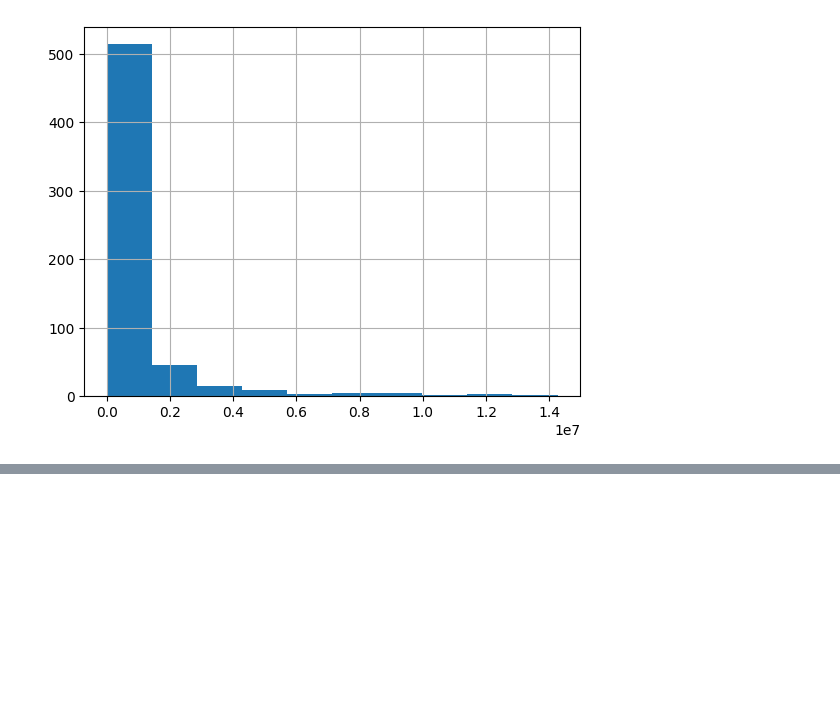
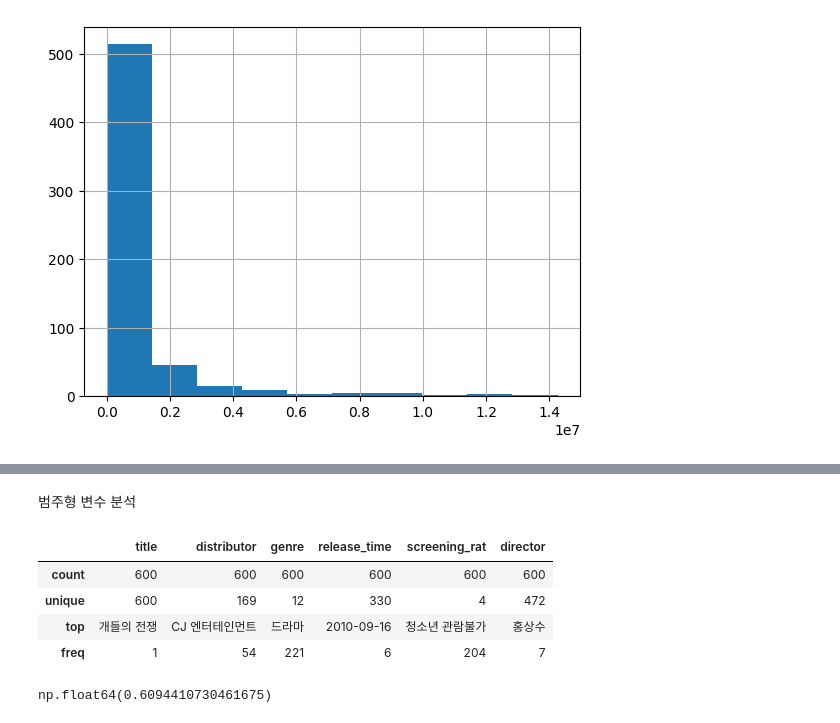
Before and after one commit to pia222sk20/python, a Jupyter notebook: EDA/movie.ipynb, the cells around one changed output, grey strips where cells are left out. Cells and saved outputs as stored; diff of their text form; code cells hidden in the pictures; blank space fills up the shorter version.

```diff
--- a/EDA/movie.ipynb
+++ b/EDA/movie.ipynb
@@ -75,0 +83,14 @@ df.box_off_num.hist()
+# %% [markdown]
+범주형 변수 분석
+# %%
+df.describe(include=['object','category'])
+# %% [output]
+|  | title | distributor | genre | release_time | screening_rat | director |
+| count | 600 | 600 | 600 | 600 | 600 | 600 |
+| unique | 600 | 169 | 12 | 330 | 4 | 472 |
+| top | 개들의 전쟁 | CJ 엔터테인먼트 | 드라마 | 2010-09-16 | 청소년 관람불가 | 홍상수 |
+| freq | 1 | 54 | 221 | 6 | 204 | 7 |
+# %%
+df['box_off_num'].corr(df['time'],method='spearman')
+# %% [output]
+np.float64(0.6094410730461675)
```
Also changed, not shown: parts of 2 cells of this notebook.
